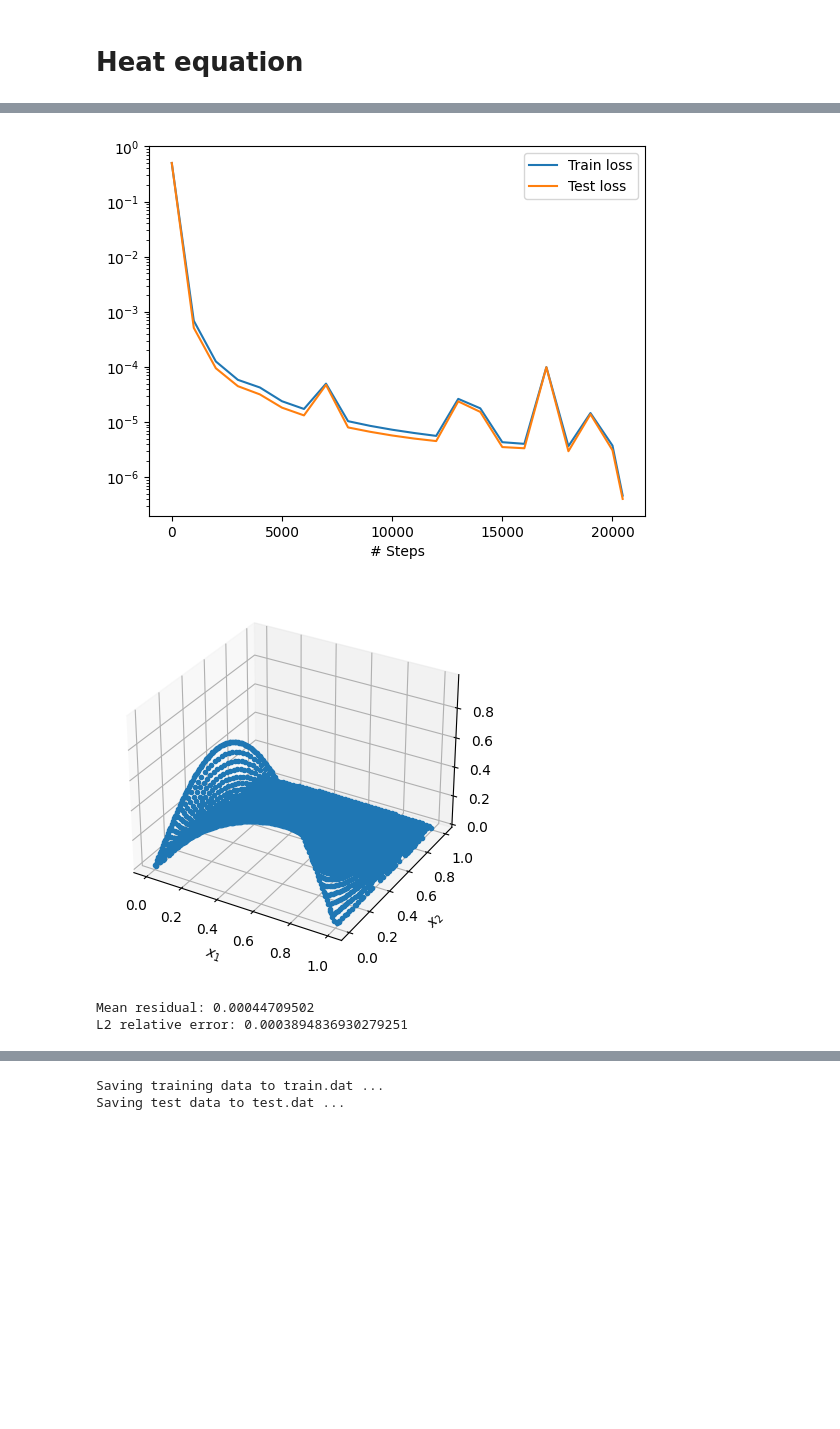
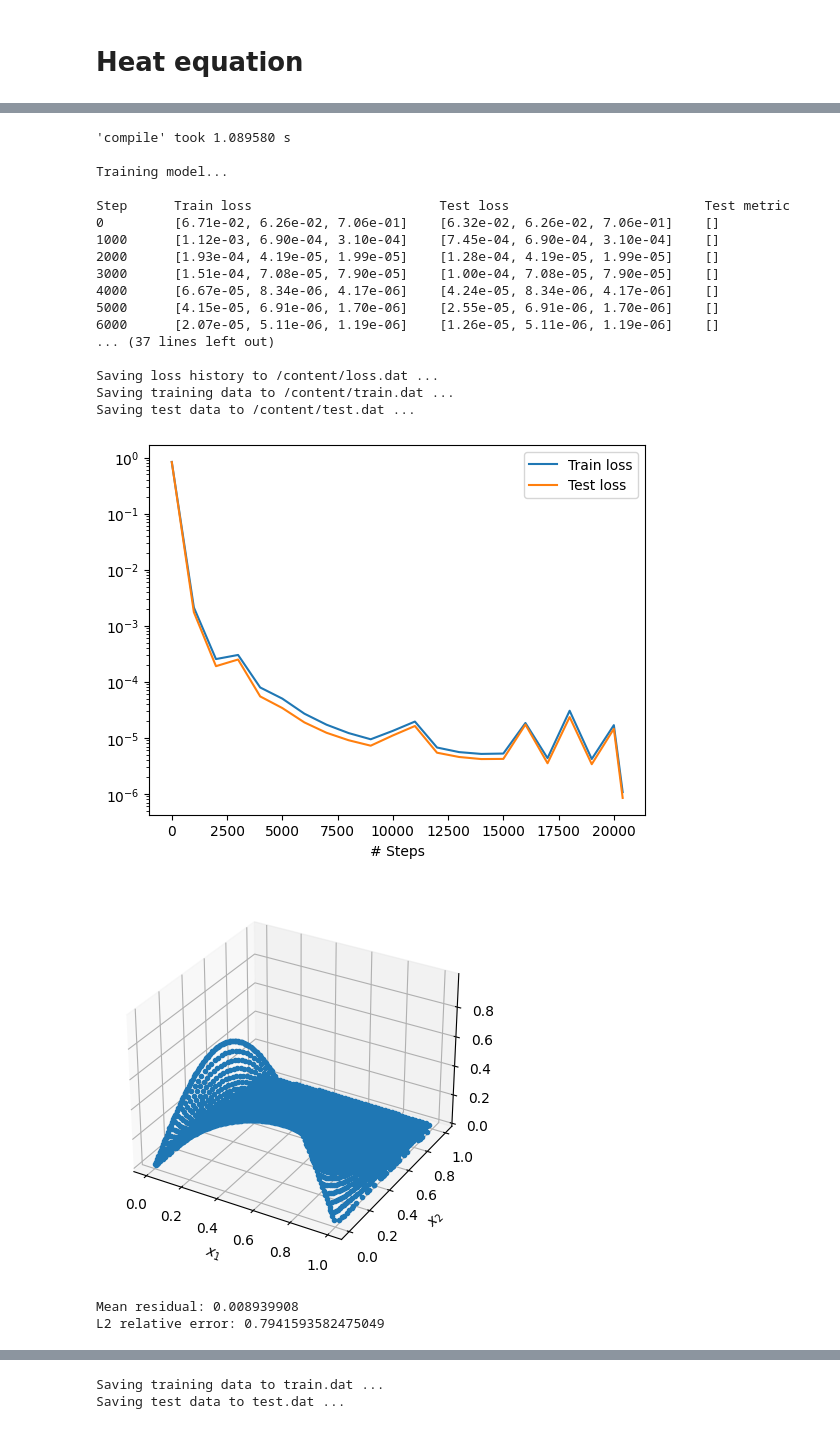
Before and after one commit to ianbgroves/PatternLearning, a Jupyter notebook: PINNs/Lu_2021_deepXDE/DeepXDE_tests.ipynb, the cells around one changed output, grey strips where cells are left out. Cells and saved outputs as stored; diff of their text form; code cells hidden in the pictures; blank space fills up the shorter version.

Commit message:
Further code added to dissect xde plotting

```diff
--- a/PINNs/Lu_2021_deepXDE/DeepXDE_tests.ipynb
+++ b/PINNs/Lu_2021_deepXDE/DeepXDE_tests.ipynb
@@ -338,7 +338,7 @@ def gen_exact_solution():
 
     # Bounds of 'x' and 't':
     x_min, t_min = (0, 0.0)
-    x_max, t_max = (L, 1.0)
+    x_max, t_max = (L, 10.0)
 
     # Create tensors:
     t = np.linspace(t_min, t_max, num=t_dim).reshape(t_dim, 1)
@@ -444,4 +431,21 @@ Saving test data to /content/test.dat ...
+'compile' took 1.089580 s
+
+Training model...
+
+Step      Train loss                        Test loss                         Test metric
+0         [6.71e-02, 6.26e-02, 7.06e-01]    [6.32e-02, 6.26e-02, 7.06e-01]    []
+1000      [1.12e-03, 6.90e-04, 3.10e-04]    [7.45e-04, 6.90e-04, 3.10e-04]    []
+2000      [1.93e-04, 4.19e-05, 1.99e-05]    [1.28e-04, 4.19e-05, 1.99e-05]    []
+3000      [1.51e-04, 7.08e-05, 7.90e-05]    [1.00e-04, 7.08e-05, 7.90e-05]    []
+4000      [6.67e-05, 8.34e-06, 4.17e-06]    [4.24e-05, 8.34e-06, 4.17e-06]    []
+5000      [4.15e-05, 6.91e-06, 1.70e-06]    [2.55e-05, 6.91e-06, 1.70e-06]    []
+6000      [2.07e-05, 5.11e-06, 1.19e-06]    [1.26e-05, 5.11e-06, 1.19e-06]    []
+... (37 lines left out)
+
+Saving loss history to /content/loss.dat ...
+Saving training data to /content/train.dat ...
+Saving test data to /content/test.dat ...
-[figure, old version]
+[figure, new version]
-[figure, old version]
+[figure, new version]
-Mean residual: 0.00044709502
-L2 relative error: 0.0003894836930279251
+Mean residual: 0.008939908
+L2 relative error: 0.7941593582475049
```
Also changed, not shown: parts of 9 cells of this notebook.
